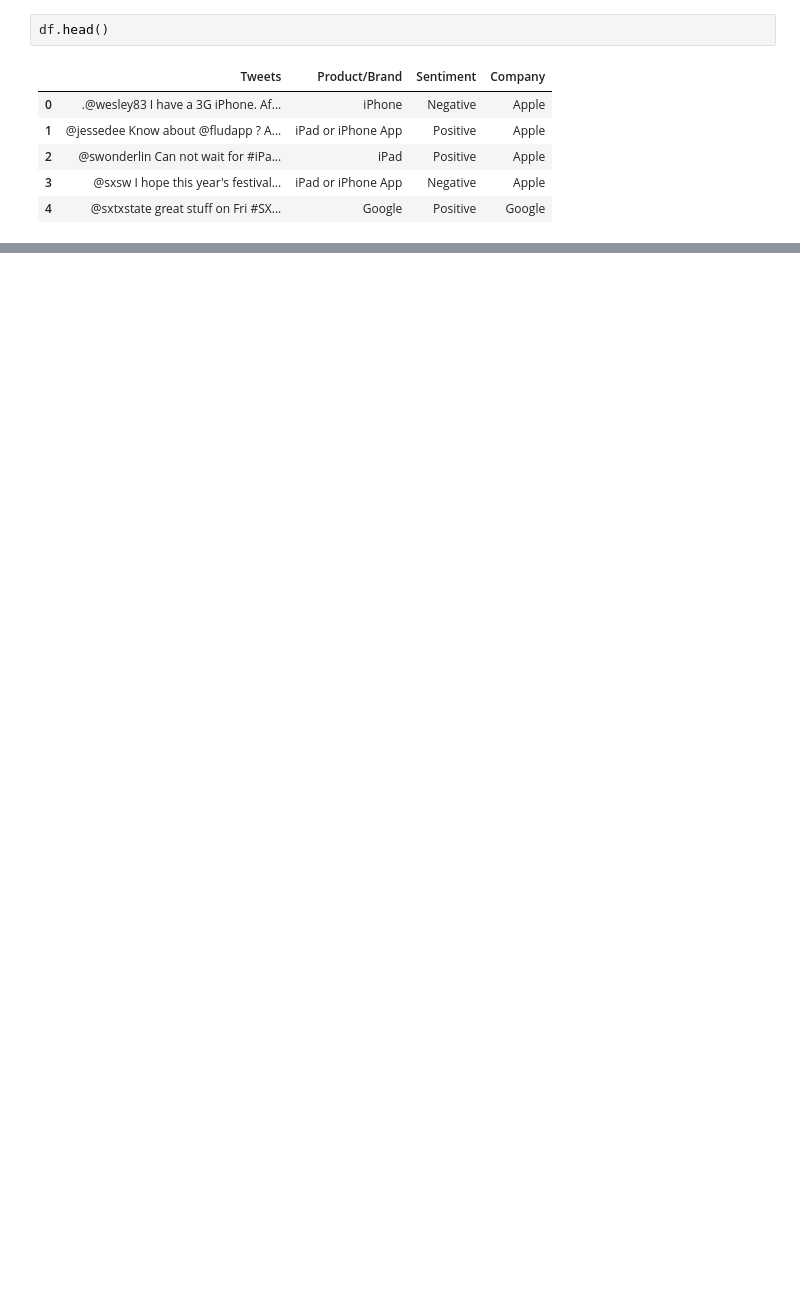
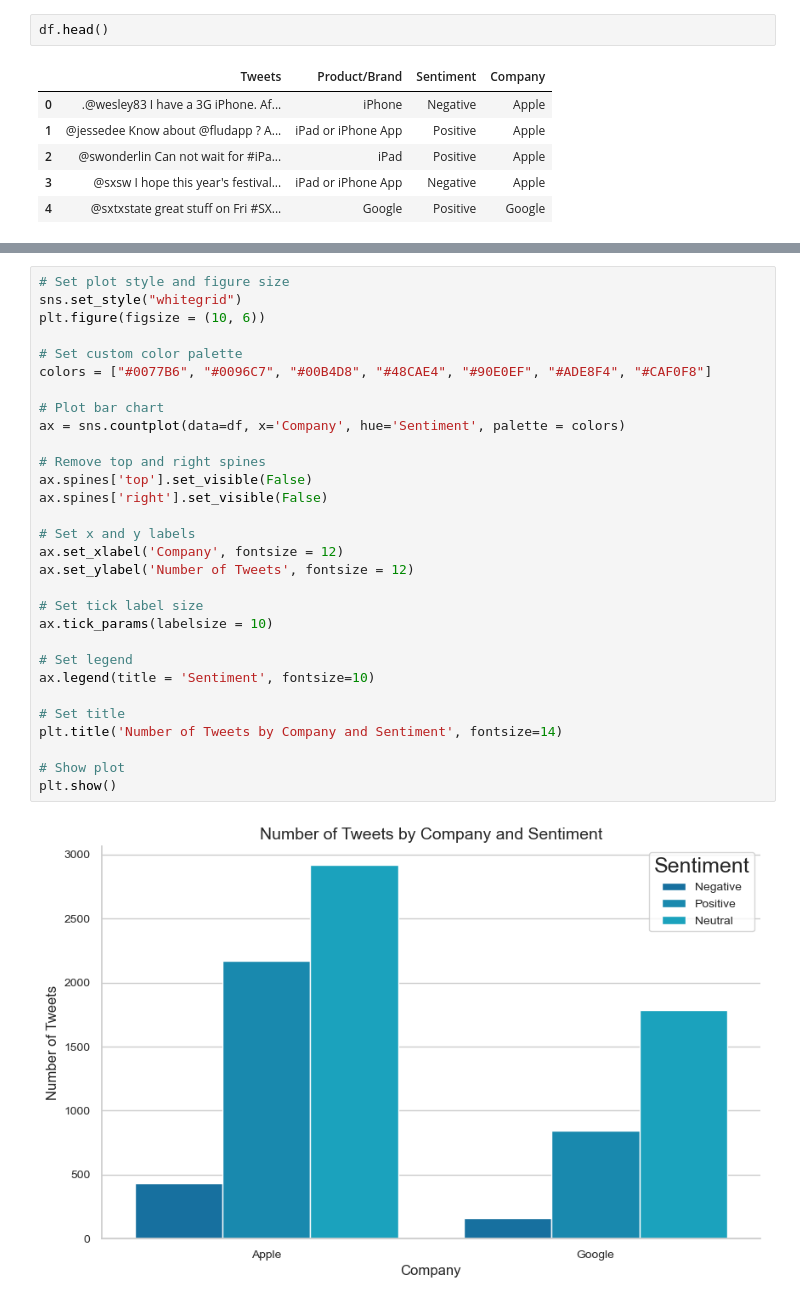
Before and after one commit to Bywani/AG_Sentiment_Analysis, a Jupyter notebook: Apple-Google Sentiment Analyzer.ipynb, the cells around one changed output, grey strips where cells are left out. Cells and saved outputs as stored; diff of their text form; blank space fills up the shorter version.

```diff
--- a/Apple-Google Sentiment Analyzer.ipynb
+++ b/Apple-Google Sentiment Analyzer.ipynb
@@ -289,0 +415,32 @@ df.head()
+# %%
+# Set plot style and figure size
+sns.set_style("whitegrid")
+plt.figure(figsize = (10, 6))
+
+# Set custom color palette
+colors = ["#0077B6", "#0096C7", "#00B4D8", "#48CAE4", "#90E0EF", "#ADE8F4", "#CAF0F8"]
+
+# Plot bar chart
+ax = sns.countplot(data=df, x='Company', hue='Sentiment', palette = colors)
+
+# Remove top and right spines
+ax.spines['top'].set_visible(False)
+ax.spines['right'].set_visible(False)
+
+# Set x and y labels
+ax.set_xlabel('Company', fontsize = 12)
+ax.set_ylabel('Number of Tweets', fontsize = 12)
+
+# Set tick label size
+ax.tick_params(labelsize = 10)
+
+# Set legend
+ax.legend(title = 'Sentiment', fontsize=10)
+
+# Set title
+plt.title('Number of Tweets by Company and Sentiment', fontsize=14)
+
+# Show plot
+plt.show()
+# %% [output]
+[figure, added]
```
Also changed, not shown: parts of 19 cells of this notebook.
